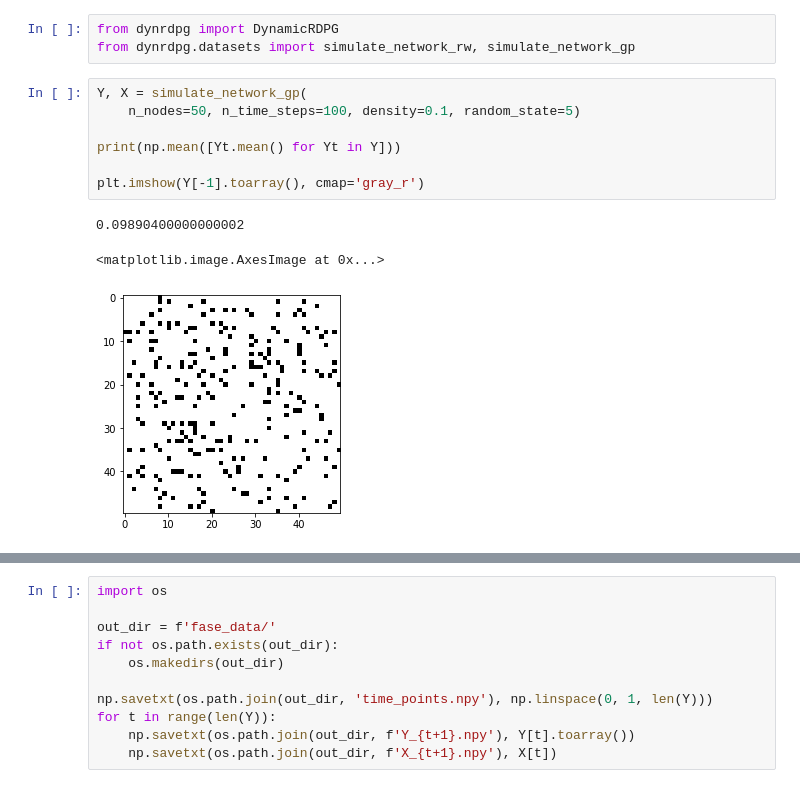
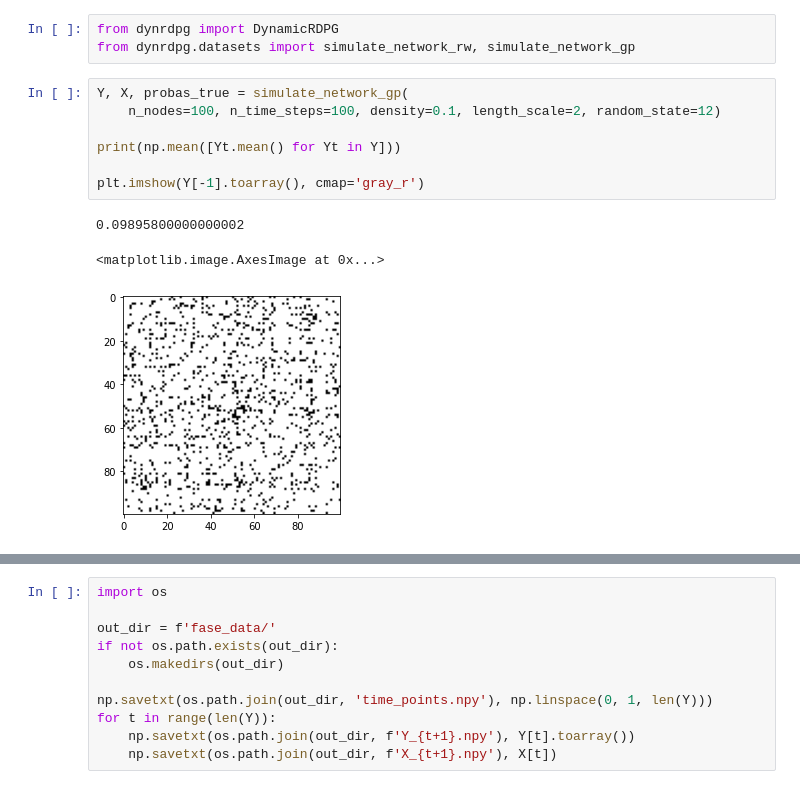
Before and after one commit to joshloyal/DynamicRDPG, a Jupyter notebook: notebook/FASE Comparison.ipynb, the cells around one changed output, grey strips where cells are left out. Cells and saved outputs as stored; diff of their text form.

```diff
--- a/notebook/FASE Comparison.ipynb
+++ b/notebook/FASE Comparison.ipynb
@@ -2,13 +2,13 @@
 from dynrdpg import DynamicRDPG
 from dynrdpg.datasets import simulate_network_rw, simulate_network_gp
 # %%
-Y, X = simulate_network_gp(
-    n_nodes=50, n_time_steps=100, density=0.1, random_state=5)
+Y, X, probas_true = simulate_network_gp(
+    n_nodes=100, n_time_steps=100, density=0.1, length_scale=2, random_state=12)
 
 print(np.mean([Yt.mean() for Yt in Y]))
 
 plt.imshow(Y[-1].toarray(), cmap='gray_r')
 # %% [output]
-0.09890400000000002
+0.09895800000000002
 <matplotlib.image.AxesImage at 0x...>
-[figure, old version]
+[figure, new version]
```
Also changed, not shown: parts of 7 cells of this notebook, 5 other files.
